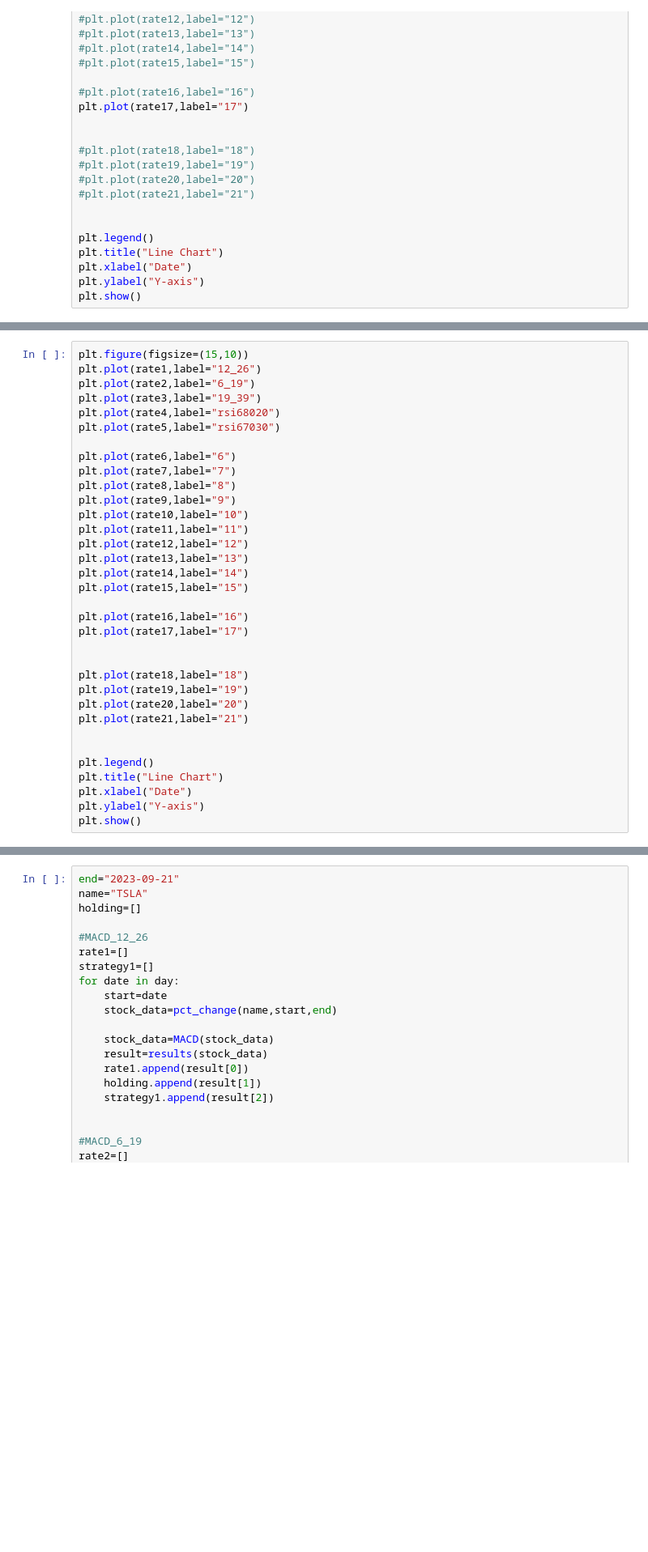
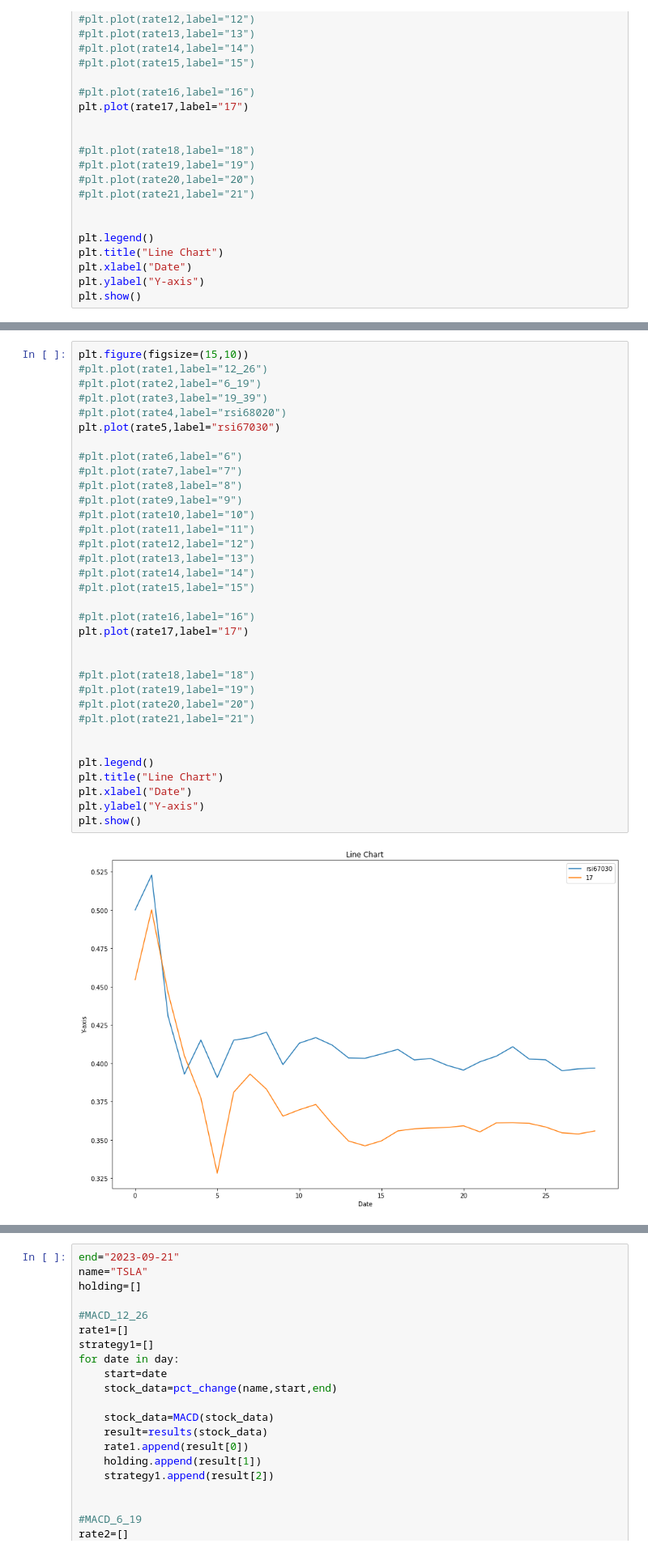
Before and after one commit to Kevinthinker168/ARIN7600-Capstone, a Jupyter notebook: 回测系统.ipynb, the cells around one changed output, grey strips where cells are left out. Shown at 81% size. Cells and saved outputs as stored; diff of their text form; blank space fills up the shorter version.

```diff
--- a/回测系统.ipynb
+++ b/回测系统.ipynb
@@ -760,34 +760,36 @@ plt.show()
 # %%
 plt.figure(figsize=(15,10))
-plt.plot(rate1,label="12_26")
-plt.plot(rate2,label="6_19")
-plt.plot(rate3,label="19_39")
-plt.plot(rate4,label="rsi68020")
+#plt.plot(rate1,label="12_26")
+#plt.plot(rate2,label="6_19")
+#plt.plot(rate3,label="19_39")
+#plt.plot(rate4,label="rsi68020")
 plt.plot(rate5,label="rsi67030")
 
-plt.plot(rate6,label="6")
-plt.plot(rate7,label="7")
-plt.plot(rate8,label="8")
-plt.plot(rate9,label="9")
-plt.plot(rate10,label="10")
-plt.plot(rate11,label="11")
-plt.plot(rate12,label="12")
-plt.plot(rate13,label="13")
-plt.plot(rate14,label="14")
-plt.plot(rate15,label="15")
+#plt.plot(rate6,label="6")
+#plt.plot(rate7,label="7")
+#plt.plot(rate8,label="8")
+#plt.plot(rate9,label="9")
+#plt.plot(rate10,label="10")
+#plt.plot(rate11,label="11")
+#plt.plot(rate12,label="12")
+#plt.plot(rate13,label="13")
+#plt.plot(rate14,label="14")
+#plt.plot(rate15,label="15")
 
-plt.plot(rate16,label="16")
+#plt.plot(rate16,label="16")
 plt.plot(rate17,label="17")
 
 
-plt.plot(rate18,label="18")
-plt.plot(rate19,label="19")
-plt.plot(rate20,label="20")
-plt.plot(rate21,label="21")
+#plt.plot(rate18,label="18")
+#plt.plot(rate19,label="19")
+#plt.plot(rate20,label="20")
+#plt.plot(rate21,label="21")
 
 
 plt.legend()
 plt.title("Line Chart")
 plt.xlabel("Date")
 plt.ylabel("Y-axis")
 plt.show()
+# %% [output]
+[figure, added]
```
Also changed, not shown: parts of 14 cells of this notebook.
